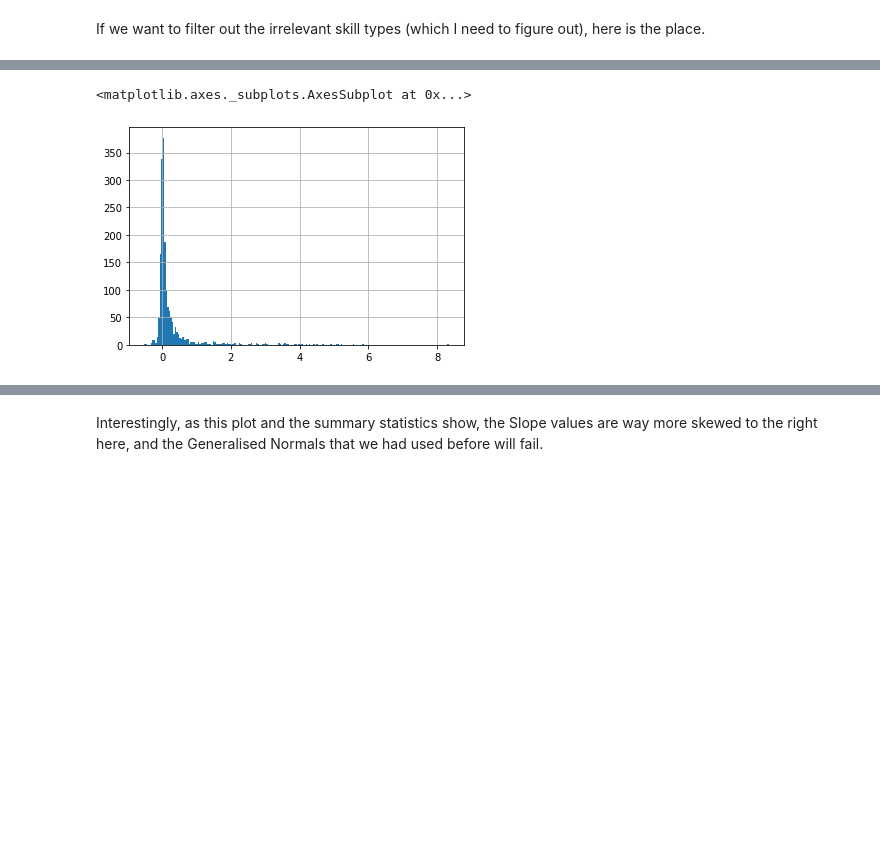
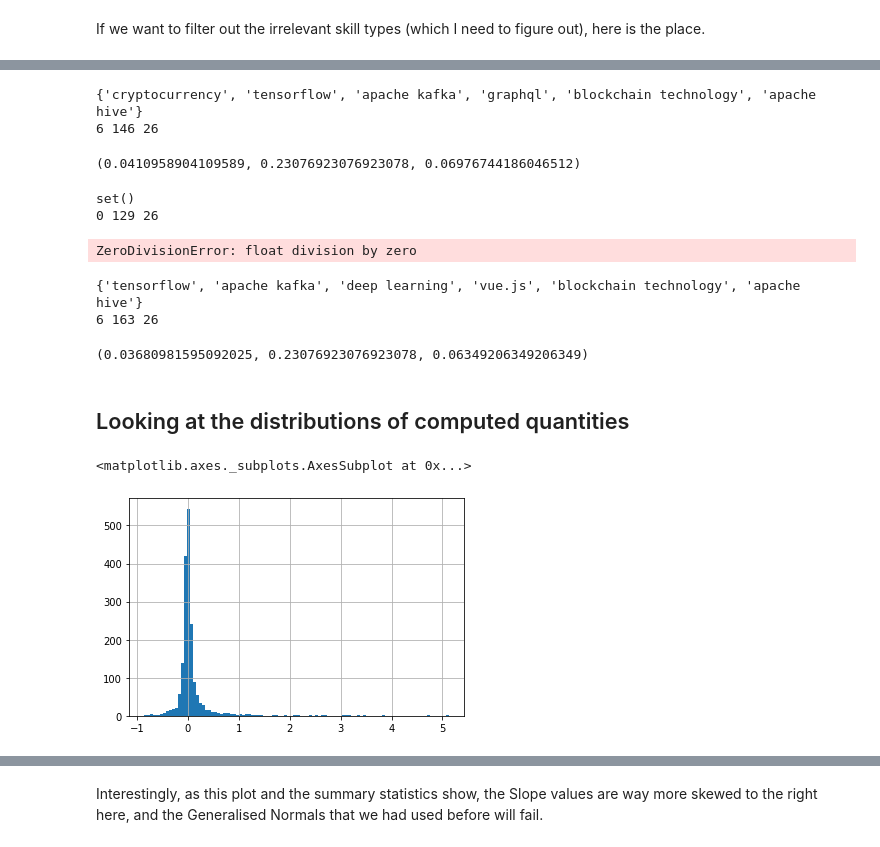
Before and after one commit to RamtinYazdanian/job_skill_trend_analysis, a Jupyter notebook: notebooks/jobtech_analysis.ipynb, the cells around one changed output, grey strips where cells are left out. Saved outputs shown, nothing was run; the diff lists cells and outputs as text; code cells hidden in the pictures; blank space fills up the shorter version.

```diff
--- a/notebooks/jobtech_analysis.ipynb
+++ b/notebooks/jobtech_analysis.ipynb
@@ -66,7 +96,9 @@ If we want to filter out the irrelevant skill types (which I need to figure out)
 absolute_start = np.datetime64('2017-01-01')
 absolute_end = np.datetime64('2020-01-01')
 # %%
-skills_df = divide_into_periods(df_all_useful_cols, ['Company', 'Skill'],
+skills_df = divide_into_periods(df_all_useful_cols.loc[(df_all_useful_cols['Skill Type'] == 1) |
+                                                       (df_all_useful_cols['Skill Type'] == 2)],
+                                ['Company', 'Skill'],
                                 absolute_start, absolute_end, result_col_name='Job Postings Raw')
 skills_df = pd.merge(skills_df, company_totals, on = ['Company', 'Date'])
 skills_df['Job Postings'] = skills_df['Job Postings Raw'] / skills_df['Total']
@@ -96,7 +144,8 @@ total_values = [get_period_of_time(monthly_totals, start_and_end_dates[i][0], st
 # %%
 skill_trends = [logsum_trend_slope_wrapper(skills_df,
                                                   start_and_end_dates[i][0], start_and_end_dates[i][1],
-                                                  total_log) for i in range(len(start_and_end_dates))]
+                                                  total_log, nologtest=False)
+                                for i in range(len(start_and_end_dates))]
 # %% [output]
 Start: 2018-01-01
 End: 2019-01-01
@@ -180,5 +414,26 @@ Exclusive to 2018-01-01 to 2020-01-01
+# %%
+compute_prec_recall(emerging_skills[0], ground_truth_base)
+# %% [output]
+{'cryptocurrency', 'tensorflow', 'apache kafka', 'graphql', 'blockchain technology', 'apache hive'}
+6 146 26
+(0.0410958904109589, 0.23076923076923078, 0.06976744186046512)
+# %%
+compute_prec_recall(emerging_skills[1], ground_truth_base)
+# %% [output]
+set()
+0 129 26
+ZeroDivisionError: float division by zero
+# %%
+compute_prec_recall(emerging_skills[2], ground_truth_base)
+# %% [output]
+{'tensorflow', 'apache kafka', 'deep learning', 'vue.js', 'blockchain technology', 'apache hive'}
+6 163 26
+(0.03680981595092025, 0.23076923076923078, 0.06349206349206349)
+# %% [markdown]
+## Looking at the distributions of computed quantities
 # %%
-skill_trends[0].Slope.hist(bins=200)
+skill_trends[1].Slope.hist(bins=100)
+#plt.yscale('log')
 # %% [output]
 <matplotlib.axes._subplots.AxesSubplot at 0x...>
-[figure, old version]
+[figure, new version]
```
Also changed, not shown: parts of 45 cells of this notebook, 1 other file.
